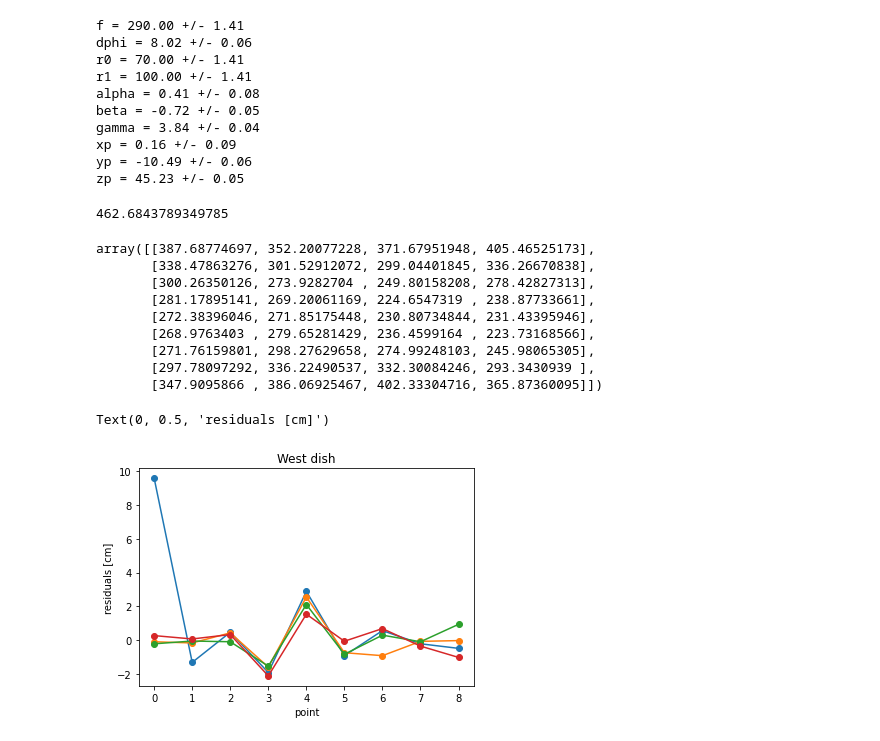
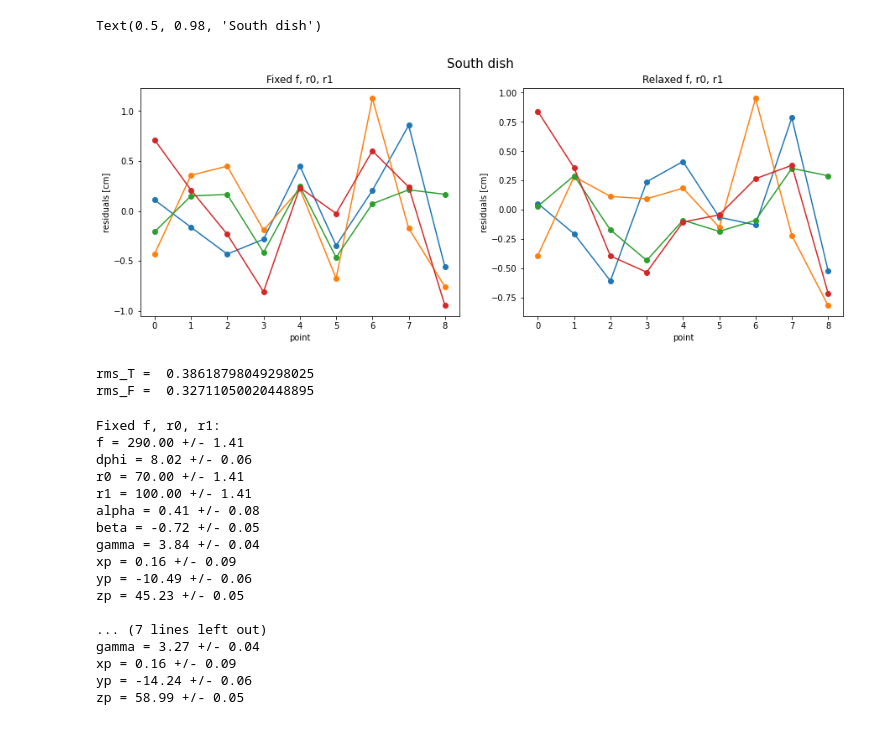
Before and after one commit to bmxdemo/bmxhacks, a Jupyter notebook: geometry_tape_fit.ipynb, the cells around one changed output. Saved outputs shown, nothing was run; the diff lists cells and outputs as text; code cells hidden in the pictures.

```diff
--- a/geometry_tape_fit.ipynb
+++ b/geometry_tape_fit.ipynb
@@ -234,0 +314,8 @@ Text(0, 0.5, 'residuals [cm]')
+# %%
+S_fitter_T = Fitter(S_measurements, start, True)
+S_fit_T = S_fitter_T.fit()
+print('S_fit (True)', S_fit_T.fun)
+
+S_fitter_F = Fitter(S_measurements, start, False)
+S_fit_F = S_fitter_F.fit()
+print('S_fit (False)', S_fit_F.fun)
@@ -235,9 +352,43 @@ Text(0, 0.5, 'residuals [cm]')
+# %%
+fig, (ax1, ax2) = plt.subplots(1, 2, figsize = (15,5))
+ax1.plot(S_fitter_T.predict_measurements(S_fit_T.x)-S_measurements,'-o')
+ax1.set_title('Fixed f, r0, r1')
+ax1.set_xlabel('point')
+ax1.set_ylabel('residuals [cm]')
+
+ax2.plot(S_fitter_F.predict_measurements(S_fit_F.x)-S_measurements,'-o')
+ax2.set_title('Relaxed f, r0, r1')
+ax2.set_xlabel('point')
+ax2.set_ylabel('residuals [cm]')
+
+plt.suptitle('South dish', size = 15)
+# %% [output]
+Text(0.5, 0.98, 'South dish')
+[figure, added]
+# %%
+resid_T = S_fitter_T.predict_measurements(S_fit_T.x)-S_measurements
+resid_F = S_fitter_F.predict_measurements(S_fit_F.x)-S_measurements
+
+print('rms_T = ',  np.sqrt(resid_T**2).mean())
+print('rms_F = ',  np.sqrt(resid_F**2).mean())
+# %% [output]
+rms_T =  0.38618798049298025
+rms_F =  0.32711050020448895
 # %%
-vals = S_fit.x
-errs=np.sqrt((S_fit.hess_inv.diagonal())*2)
-for n,v,e in zip(names,vals, errs):
+vals_T = S_fit_T.x
+errs=np.sqrt((S_fit_T.hess_inv.diagonal())*2)
+names = 'f dphi r0 r1 alpha beta gamma xp yp zp'.split()
+print('Fixed f, r0, r1:')
+for n,v,e in zip(names,vals_T, errs):
     print (f"{n} = {v:.2f} +/- {e:.2f}")
+
+print('')
+vals_F = S_fit_F.x
+print('Relaxed f, r0, r1:')
+for n,v,e in zip(names,vals_F, errs):
+    print (f"{n} = {v:.2f} +/- {e:.2f}")
 # %% [output]
+Fixed f, r0, r1:
 f = 290.00 +/- 1.41
 dphi = 8.02 +/- 0.06
 r0 = 70.00 +/- 1.41
@@ -248,6 +399,12 @@ gamma = 3.84 +/- 0.04
 xp = 0.16 +/- 0.09
 yp = -10.49 +/- 0.06
 zp = 45.23 +/- 0.05
+
+... (7 lines left out)
+gamma = 3.27 +/- 0.04
+xp = 0.16 +/- 0.09
+yp = -14.24 +/- 0.06
+zp = 58.99 +/- 0.05
 # %%
 # W dish
 # numbers with minus in front of it don't contribute to chi2
@@ -262,29 +419,3 @@ W_measurements = np.array([
     [298.0, 336.3, 332.4, 293.7],
     [348.4, 386.1, 401.4, 366.9]
 ])
-# %%
-W_fitter = Fitter(W_measurements, start)
-W_fit = W_fitter.fit()
-W_fit.fun
-# %% [output]
-462.6843789349785
-# %%
-W_fitter.predict_measurements(W_fit.x)
-# %% [output]
-array([[387.68774697, 352.20077228, 371.67951948, 405.46525173],
-       [338.47863276, 301.52912072, 299.04401845, 336.26670838],
-       [300.26350126, 273.9282704 , 249.80158208, 278.42827313],
-       [281.17895141, 269.20061169, 224.6547319 , 238.87733661],
-       [272.38396046, 271.85175448, 230.80734844, 231.43395946],
-       [268.9763403 , 279.65281429, 236.4599164 , 223.73168566],
-       [271.76159801, 298.27629658, 274.99248103, 245.98065305],
-       [297.78097292, 336.22490537, 332.30084246, 293.3430939 ],
-       [347.9095866 , 386.06925467, 402.33304716, 365.87360095]])
-# %%
-plt.plot(W_fitter.predict_measurements(W_fit.x)-np.abs(W_measurements),'-o')
-plt.title('West dish')
-plt.xlabel('point')
-plt.ylabel('residuals [cm]')
-# %% [output]
-Text(0, 0.5, 'residuals [cm]')
-[figure, removed]
```
Also changed, not shown: parts of 27 cells of this notebook.
